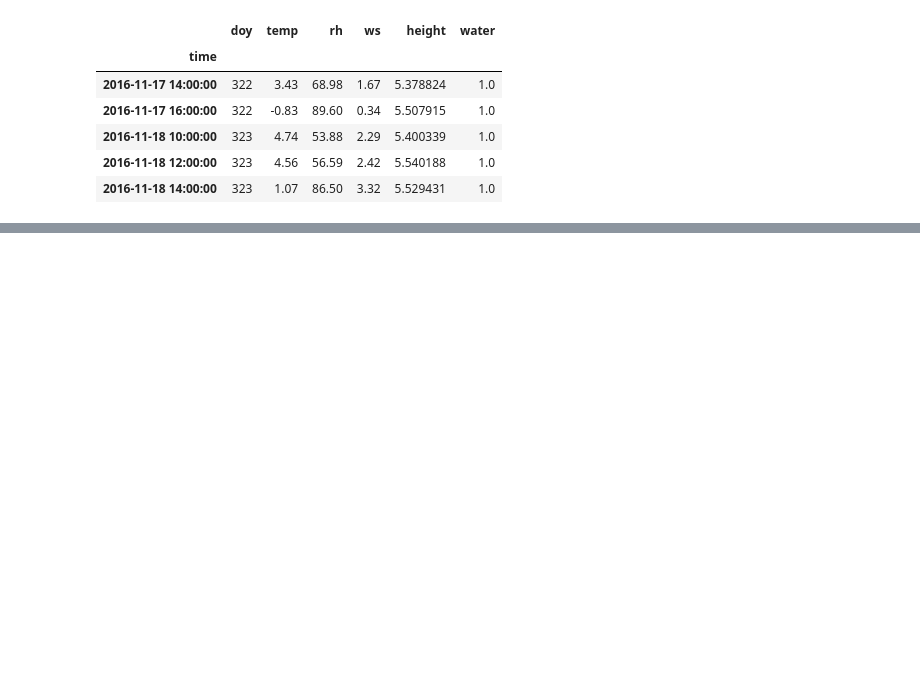
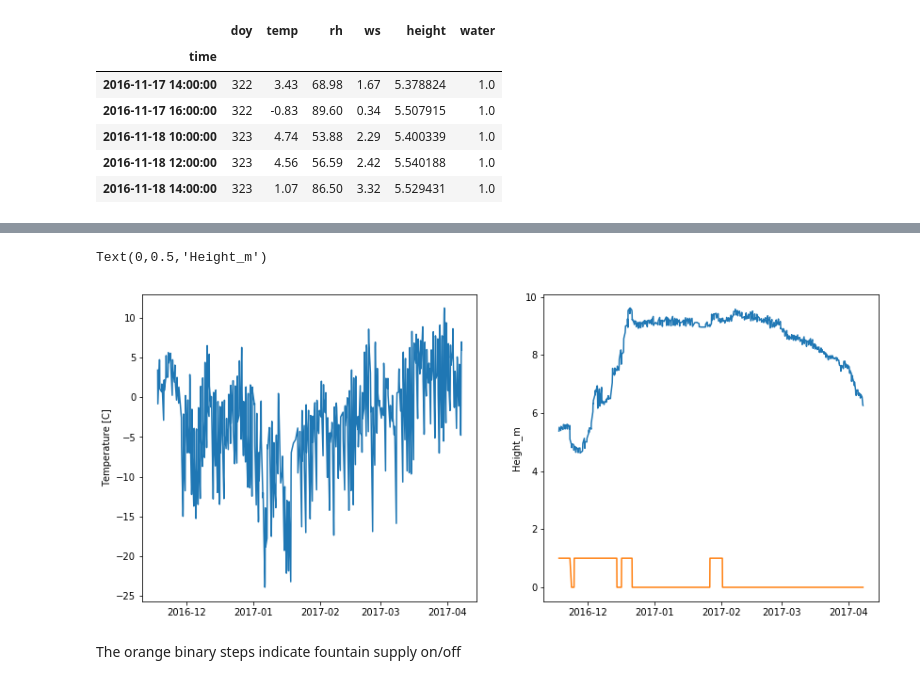
Before and after one commit to Gayashiva/Val_Roseg, a Jupyter notebook: notebooks/data_refining.ipynb, the cells around one changed output, grey strips where cells are left out. Drawn from its saved outputs; the diff is of its cells as text; code cells hidden in the pictures; blank space fills up the shorter version.

```diff
--- a/notebooks/data_refining.ipynb
+++ b/notebooks/data_refining.ipynb
@@ -90,0 +83,14 @@ df['water'].plot(figsize=(12,8), grid=True)
+# %%
+fig=plt.figure(figsize=(14,6))
+ax=fig.add_subplot(1,2,1)
+plt.plot(df[['temp']])
+ax.set_ylabel('Temperature [C]')
+ax=fig.add_subplot(1,2,2)
+plt.plot(df[['height']])
+plt.plot(df['water'])
+ax.set_ylabel('Height_m')
+# %% [output]
+Text(0,0.5,'Height_m')
+[figure, added]
+# %% [markdown]
+The orange binary steps indicate fountain supply on/off
```
Also changed, not shown: parts of 1 cell of this notebook, 3 other files.
